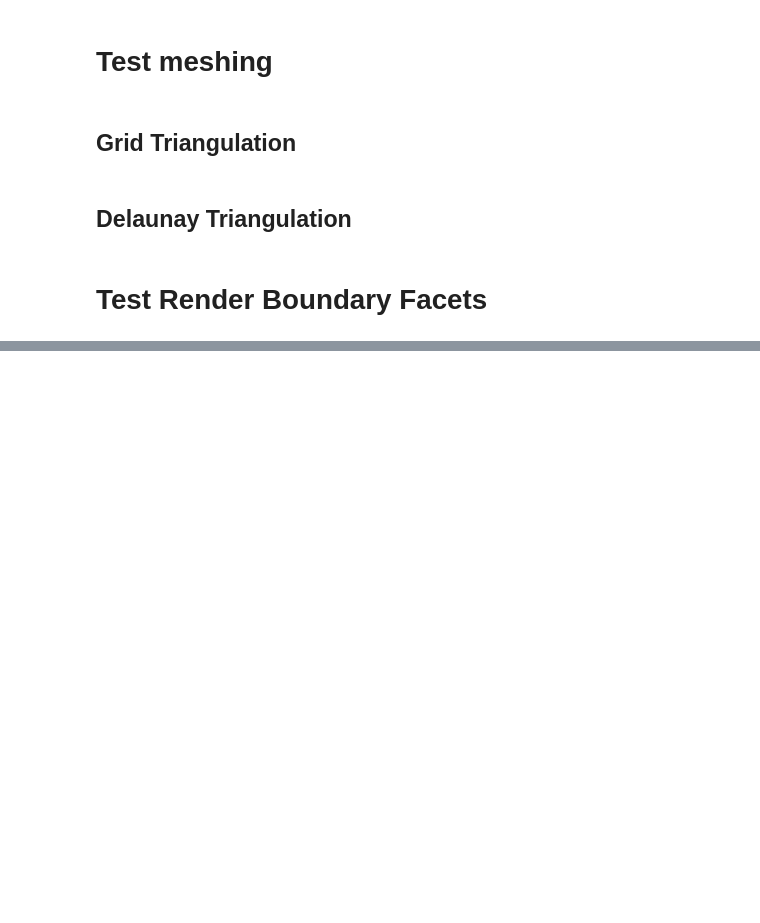
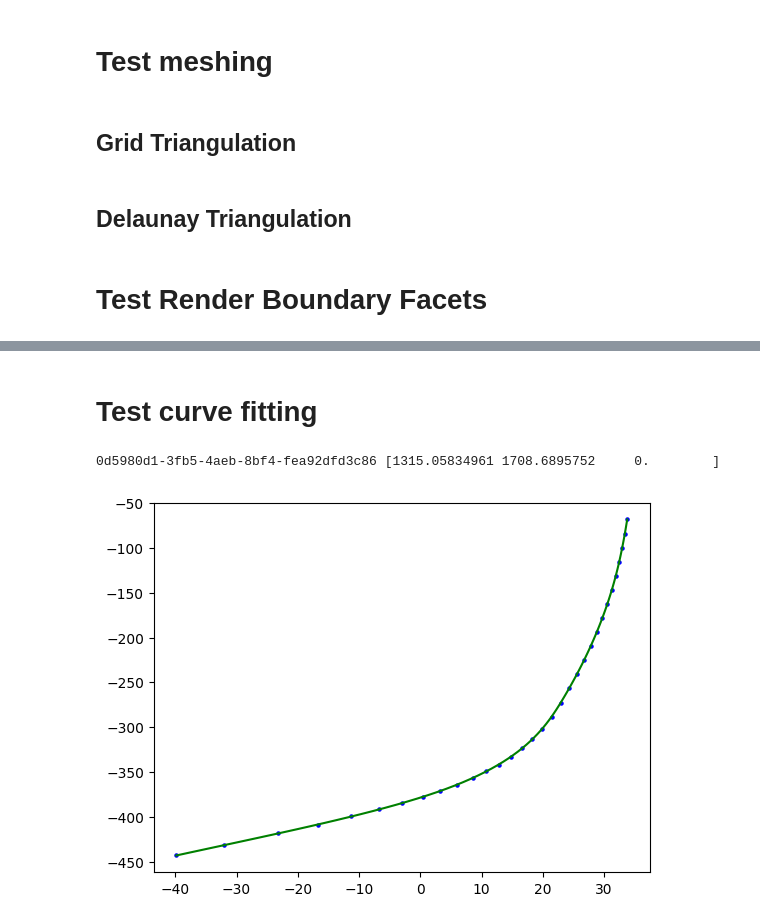
Before and after one commit to JackZhouSz/garmagenet-impl, a Jupyter notebook: notebooks/test_scripts.ipynb, the cells around one changed output, grey strips where cells are left out. Saved outputs shown, nothing was run; the diff lists cells and outputs as text; code cells hidden in the pictures; blank space fills up the shorter version.

```diff
--- a/notebooks/test_scripts.ipynb
+++ b/notebooks/test_scripts.ipynb
@@ -1516,0 +1679,67 @@ dict_keys(['obj:group_tags', 'obj:vertex_pairs']) (571, 2)
+# %% [markdown]
+# Test curve fitting
+# %%
+import os
+import json
+
+import numpy as np
+from geomdl import fitting, BSpline, utilities
+from matplotlib import pyplot as plt
+
+data_fp = "\\\\192.168.29.222\\Share\\工程数据Q1\\objs\\仅工程类\\0306\\阙志华\\合体一片袖交叉门襟木耳边连衣裙"
+pattern_fp = os.path.join(data_fp, 'pattern.json')
+
+with open(pattern_fp, 'r', encoding='utf-8') as f: pattern_spec = json.load(f)
+
+for panel in pattern_spec['panels']:
+    origin = np.array(panel['center'])
+    print(panel['id'], origin)
+
+    for seq_edge in panel['seqEdges']:
+        for edge in seq_edge['edges']:
+            # sampling along edge
+            # print('\t ', edge['id'])
+
+            bezierPts = np.asarray(edge['bezierPoints'])[:, :2]
+            ctrlPts = np.asarray(edge['controlPoints'])[:, :2]
+
+            if np.any(bezierPts) and len(ctrlPts) == 2:
+                if not np.any(bezierPts[1]):
+                    # print('quadratic bezier')
+                    bezierPts[1] = 2.0 / 3.0 * \
+                        (bezierPts[0] + ctrlPts[0] - ctrlPts[1])
+                    bezierPts[0] = 2.0 / 3.0 * bezierPts[0]
+
+                bezierPts = ctrlPts + bezierPts
+                curve = BSpline.Curve()
+                curve.degree = 3
+                curve.ctrlpts = [ctrlPts[0].tolist()] + \
+                    bezierPts.tolist() + [ctrlPts[1].tolist()]
+                curve.knotvector = utilities.generate_knot_vector(
+                    curve.degree, len(curve.ctrlpts))
+                curve.sample_size = 100
+                curve.evaluate()
+
+                line_color = 'r'
+                evalpts = np.array(curve.evalpts)
+
+            else:
+                if ctrlPts.shape[0] <= 2:
+                    evalpts = ctrlPts
+                else:
+                    curve = fitting.interpolate_curve(
+                        ctrlPts.tolist(), degree=2 if ctrlPts.shape[0] < 5 else 3)
+                    curve.sample_size = 100
+                    curve.evaluate()
+                    evalpts = np.array(curve.evalpts)
+                    line_color = 'g'
+
+            plt.plot(evalpts[:, 0], evalpts[:, 1], c=line_color)
+            plt.scatter(ctrlPts[:, 0], ctrlPts[:, 1], s=5.0, c='b')
+
+            break
+        break
+    break
+# %% [output]
+0d5980d1-3fb5-4aeb-8bf4-fea92dfd3c86 [1315.05834961 1708.6895752     0.        ]
+[figure, added]
```
Also changed, not shown: parts of 6 cells of this notebook, 7 other files.
